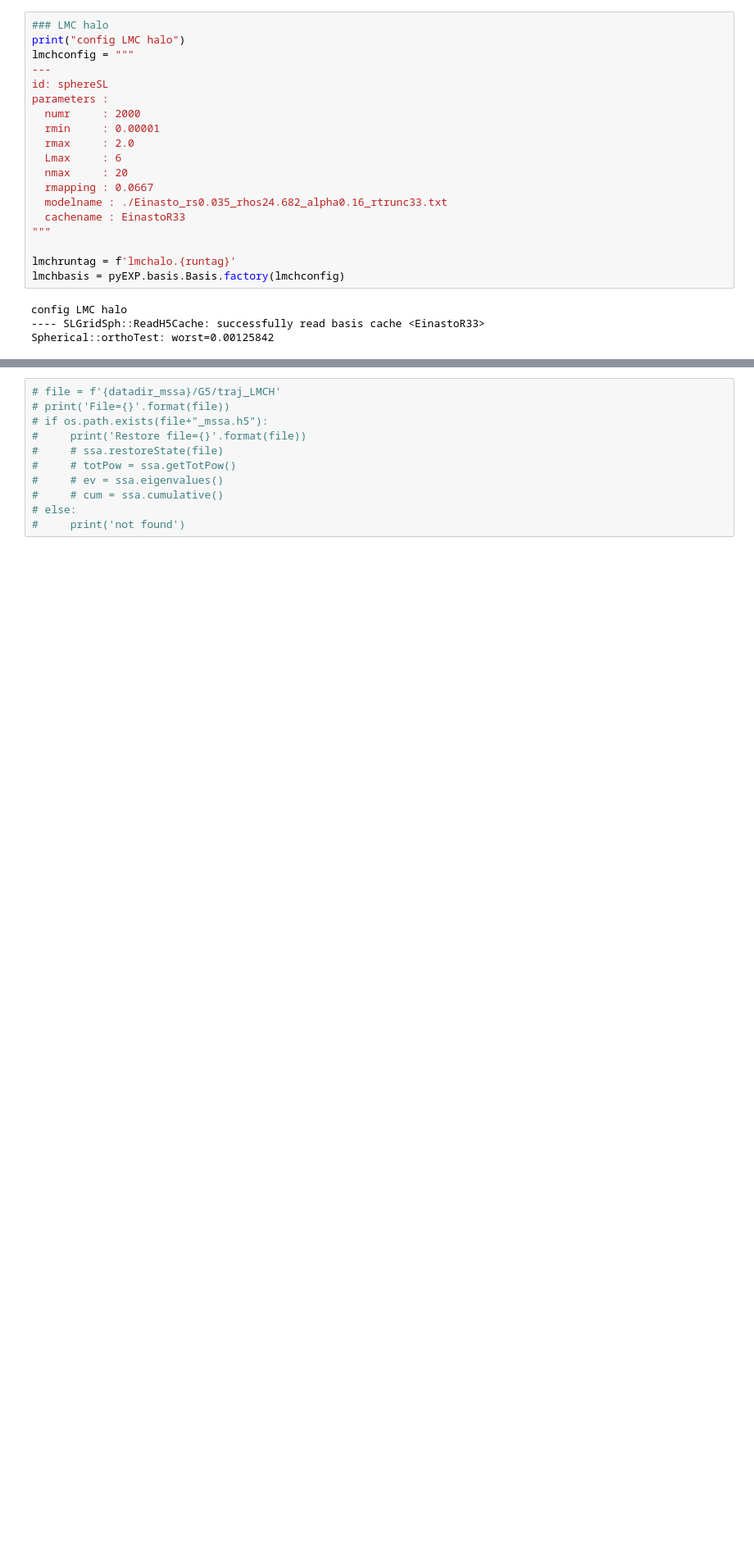
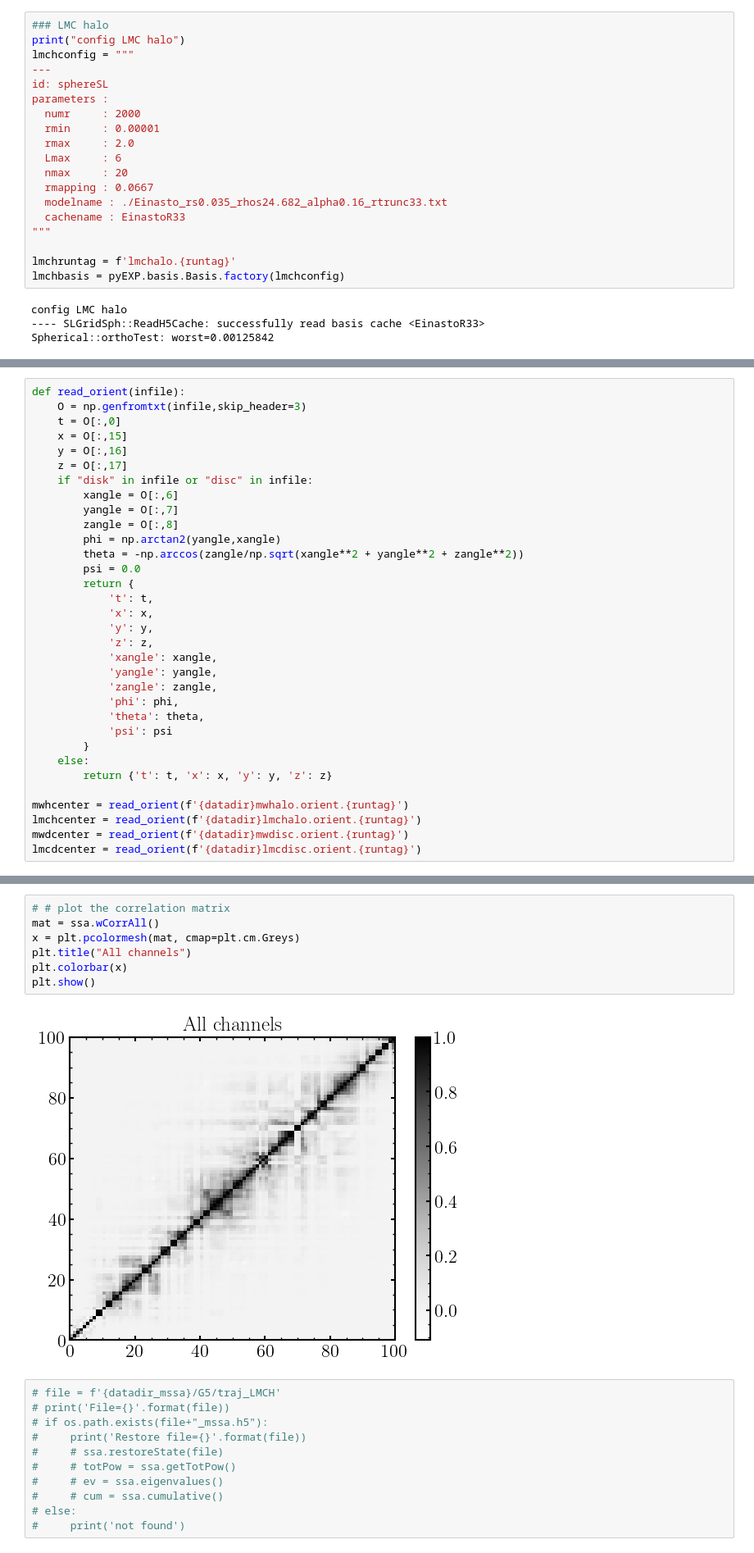
Before and after one commit to sophialilleengen/extreme-mwlmc, a Jupyter notebook: analysis/mssa-reconstruction.ipynb, the cells around one changed output, grey strips where cells are left out. Shown at 82% size. Cells and saved outputs as stored; diff of their text form; blank space fills up the shorter version.

```diff
--- a/analysis/mssa-reconstruction.ipynb
+++ b/analysis/mssa-reconstruction.ipynb
@@ -211,0 +185,33 @@ npc = 100 # number of principal components; probably want more than 20; max numb
+# %%
+def read_orient(infile):
+    O = np.genfromtxt(infile,skip_header=3)
+    t = O[:,0]
+    x = O[:,15]
+    y = O[:,16]
+    z = O[:,17]
+    if "disk" in infile or "disc" in infile:
+        xangle = O[:,6]
+        yangle = O[:,7]
+        zangle = O[:,8]
+        phi = np.arctan2(yangle,xangle)
+        theta = -np.arccos(zangle/np.sqrt(xangle**2 + yangle**2 + zangle**2))
+        psi = 0.0
+        return {
+            't': t,
+            'x': x,
+            'y': y,
+            'z': z,
+            'xangle': xangle,
+            'yangle': yangle,
+            'zangle': zangle,
+            'phi': phi,
+            'theta': theta,
+            'psi': psi
+        }
+    else:
+        return {'t': t, 'x': x, 'y': y, 'z': z}
+
+mwhcenter = read_orient(f'{datadir}mwhalo.orient.{runtag}')
+lmchcenter = read_orient(f'{datadir}lmchalo.orient.{runtag}')
+mwdcenter = read_orient(f'{datadir}mwdisc.orient.{runtag}')
+lmcdcenter = read_orient(f'{datadir}lmcdisc.orient.{runtag}')
@@ -231,3 +811,12 @@ Error:
+# %%
+# # plot the correlation matrix
+mat = ssa.wCorrAll()
+x = plt.pcolormesh(mat, cmap=plt.cm.Greys)
+plt.title("All channels")
+plt.colorbar(x)
+plt.show()
+# %% [output]
+[figure, added]
 # %%
 # file = f'{datadir_mssa}/G5/traj_LMCH'
 # print('File={}'.format(file))
```
Also changed, not shown: parts of 36 cells of this notebook, 5 other files.
